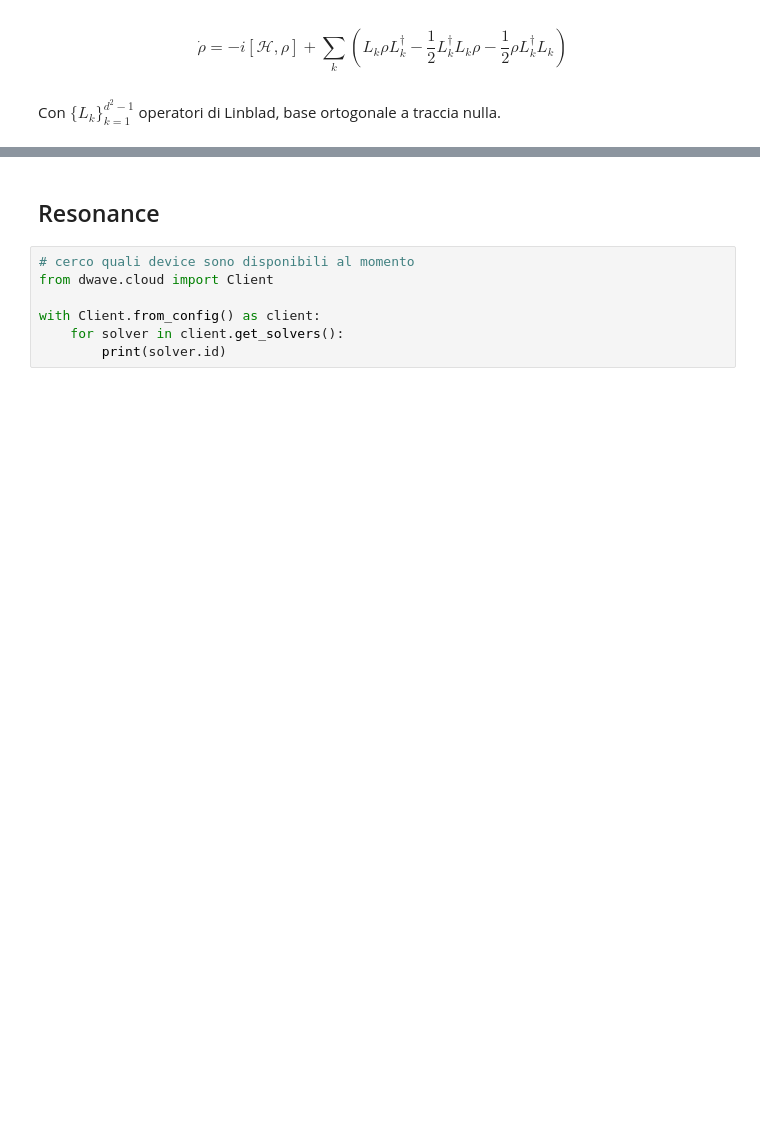
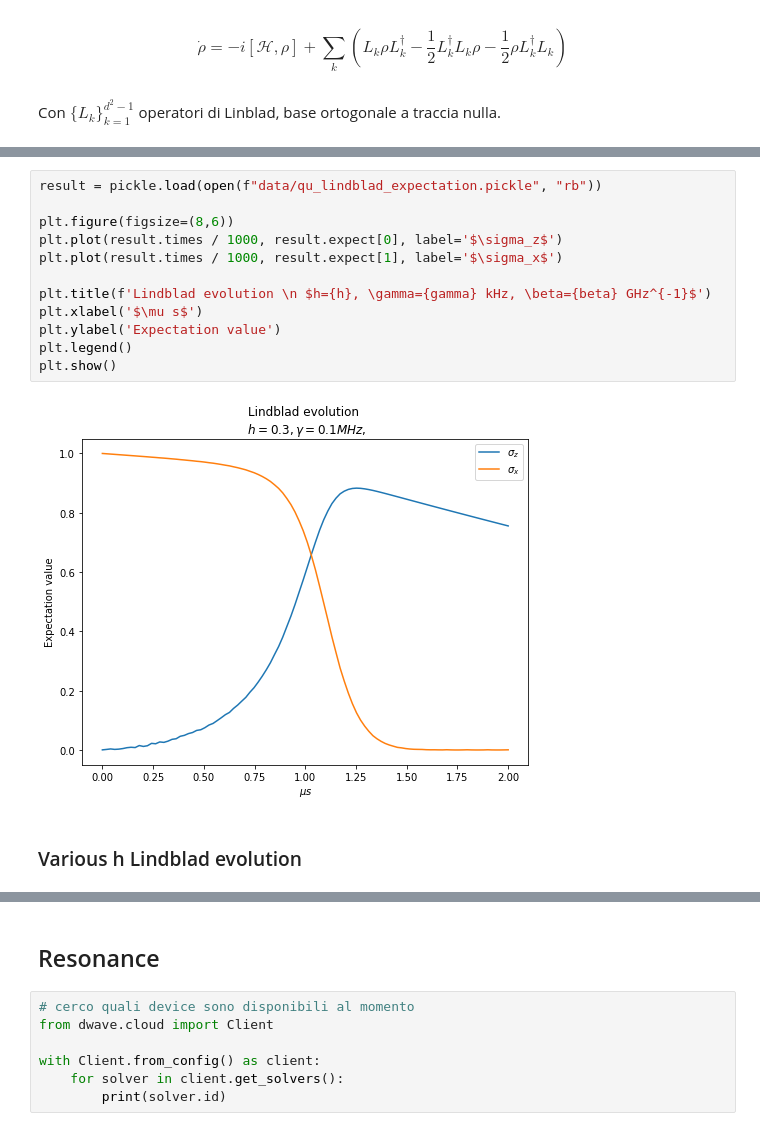
Before and after one commit to federicovisintini/Dwave2000q, a Jupyter notebook: 1_analitic_model.ipynb, the cells around one changed output, grey strips where cells are left out. Saved outputs shown, nothing was run; the diff lists cells and outputs as text; blank space fills up the shorter version.

```diff
--- a/1_analitic_model.ipynb
+++ b/1_analitic_model.ipynb
@@ -396,0 +240,16 @@ For a reason I don't understant, it doesn't converge
+# %%
+result = pickle.load(open(f"data/qu_lindblad_expectation.pickle", "rb"))
+
+plt.figure(figsize=(8,6))
+plt.plot(result.times / 1000, result.expect[0], label='$\sigma_z$')
+plt.plot(result.times / 1000, result.expect[1], label='$\sigma_x$')
+
+plt.title(f'Lindblad evolution \n $h={h}, \gamma={gamma} kHz, \beta={beta} GHz^{-1}$')
+plt.xlabel('$\mu s$')
+plt.ylabel('Expectation value')
+plt.legend()
+plt.show()
+# %% [output]
+[figure, added]
+# %% [markdown]
+### Various h Lindblad evolution
```
Also changed, not shown: parts of 38 cells of this notebook.
